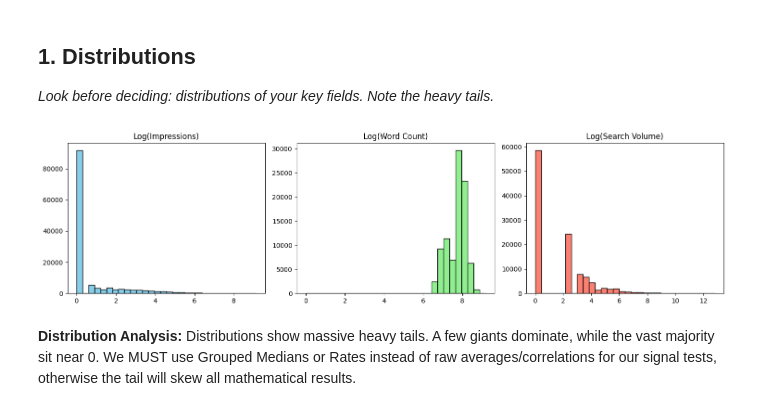
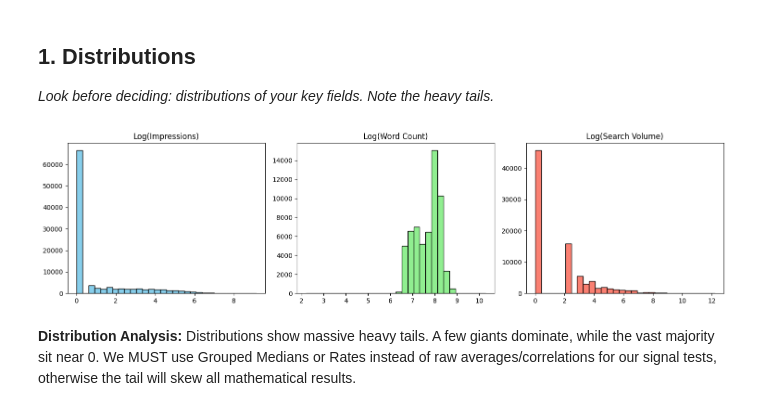
Before and after one commit to AmanBanik/Intern_at_fly, a Jupyter notebook: work/notebooks/w04_signal_audit.ipynb, the cells around one changed output. Drawn from its saved outputs; the diff is of its cells as text; code cells hidden in the pictures.

```diff
--- a/work/notebooks/w04_signal_audit.ipynb
+++ b/work/notebooks/w04_signal_audit.ipynb
@@ -25,36 +25,36 @@ con = duckdb.connect()
 con.execute(f"CREATE OR REPLACE SECRET hf (TYPE huggingface, TOKEN '{HF_TOKEN}')")
 
 REL = 'hf://datasets/FlyRank/internship-warehouse'
-SAMPLE_TABLE = f"read_parquet('{REL}/fact_content_daily_performance_sample.parquet')"
+MID_PANEL = f"(SELECT * FROM read_parquet('{REL}/fact_content_daily_performance/**/*.parquet') WHERE report_date BETWEEN '2026-03-01' AND '2026-03-31')"
 DIM_CONTENT = f"read_parquet('{REL}/dim_content.parquet')"
 
 # Pull a 1% sample strictly for distribution plotting (brings data to pandas safely)
 plot_df = con.sql(f"""
     SELECT
         f.gsc_impressions,
         c.word_count,
         c.search_volume
-    FROM {SAMPLE_TABLE} f
+    FROM {MID_PANEL} f
     LEFT JOIN {DIM_CONTENT} c ON f.content_hash_id = c.content_hash_id
     USING SAMPLE 1%
 """).df()
 
 # Plotting the heavy tails using log1p
 fig, axes = plt.subplots(1, 3, figsize=(15, 4))
 
 axes[0].hist(np.log1p(plot_df['gsc_impressions'].dropna()), bins=30, color='skyblue', edgecolor='black')
 axes[0].set_title('Log(Impressions)')
 
 axes[1].hist(np.log1p(plot_df['word_count'].dropna()), bins=30, color='lightgreen', edgecolor='black')
 axes[1].set_title('Log(Word Count)')
 
 axes[2].hist(np.log1p(plot_df['search_volume'].dropna()), bins=30, color='salmon', edgecolor='black')
 axes[2].set_title('Log(Search Volume)')
 
 plt.tight_layout()
 plt.show()
 # %% [output]
-[figure, old version]
+[figure, new version]
 # %% [markdown]
 **Distribution Analysis:**
 Distributions show massive heavy tails. A few giants dominate, while the vast majority sit near 0. We MUST use Grouped Medians or Rates instead of raw averages/correlations for our signal tests, otherwise the tail will skew all mathematical results.
```
Also changed, not shown: parts of 2 cells of this notebook, 4 other files.
